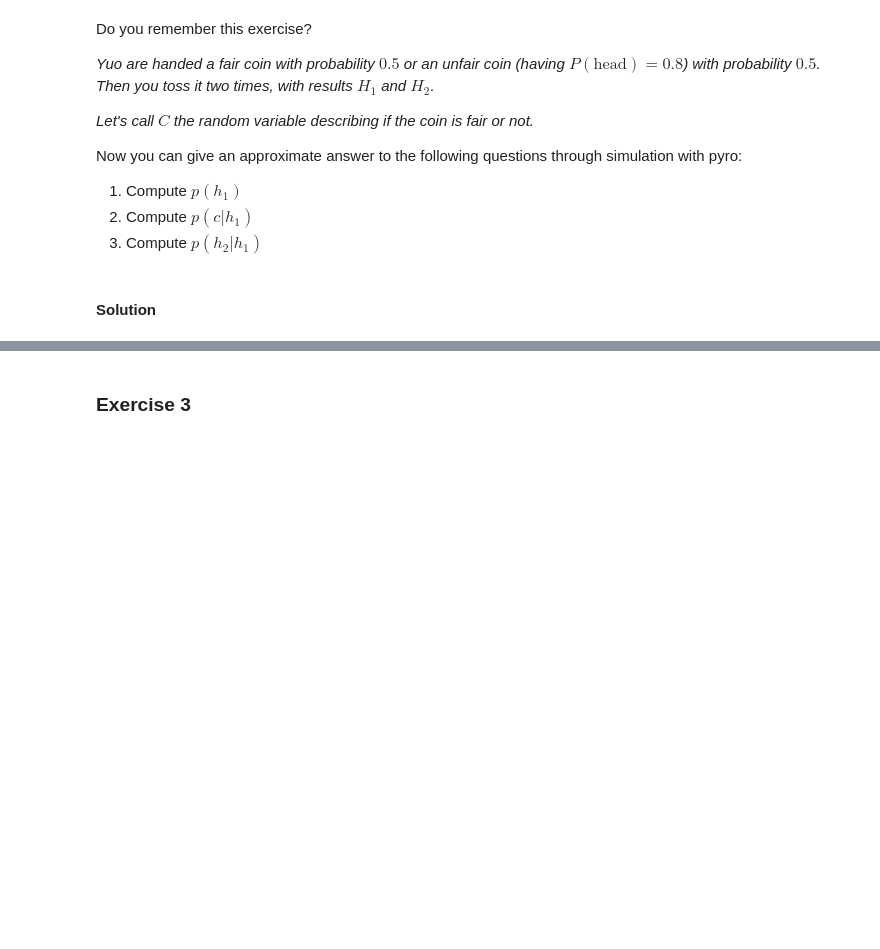
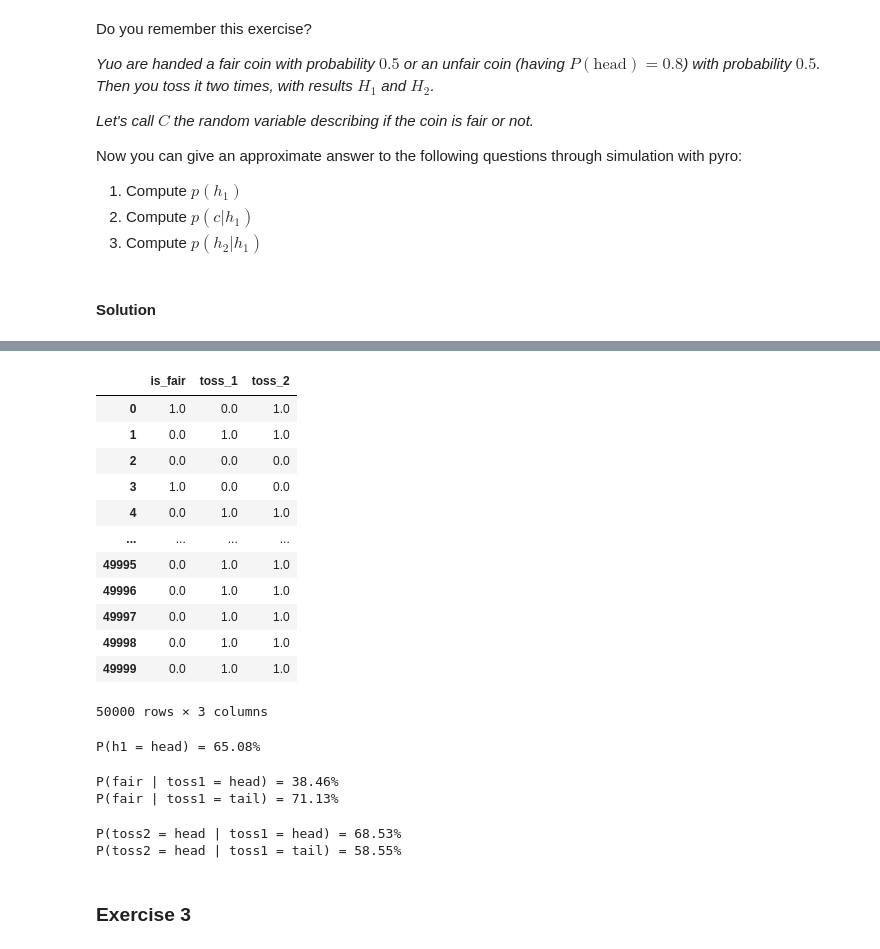
Before and after one commit to DavideScassola/PML2024, a Jupyter notebook: Notebooks/03_pyro_basics_exercises.ipynb, the cells around one changed output, grey strips where cells are left out. Drawn from its saved outputs; the diff is of its cells as text; code cells hidden in the pictures; blank space fills up the shorter version.

```diff
--- a/Notebooks/03_pyro_basics_exercises.ipynb
+++ b/Notebooks/03_pyro_basics_exercises.ipynb
@@ -106,3 +117,42 @@ Now you can give an approximate answer to the following questions through simula
+# %%
+import pandas as pd
+
+samples = pd.DataFrame(model(50_000))
+# %%
+samples
+# %% [output]
+|  | is_fair | toss_1 | toss_2 |
+| 0 | 1.0 | 0.0 | 1.0 |
+| 1 | 0.0 | 1.0 | 1.0 |
+| 2 | 0.0 | 0.0 | 0.0 |
+| 3 | 1.0 | 0.0 | 0.0 |
+| 4 | 0.0 | 1.0 | 1.0 |
+| ... | ... | ... | ... |
+| 49995 | 0.0 | 1.0 | 1.0 |
+| 49996 | 0.0 | 1.0 | 1.0 |
+| 49997 | 0.0 | 1.0 | 1.0 |
+| 49998 | 0.0 | 1.0 | 1.0 |
+| 49999 | 0.0 | 1.0 | 1.0 |
+50000 rows × 3 columns
+# %%
+# 1. Compute p(h_1)
+print(f"P(h1 = head) = {samples['toss_1'].mean():.2%}")
+# %% [output]
+P(h1 = head) = 65.08%
+# %%
+# 2. Compute p(c | h_1)
+print(f"P(fair | toss1 = head) = {samples[samples['toss_1']==1]['is_fair'].mean():.2%}")
+print(f"P(fair | toss1 = tail) = {samples[samples['toss_1']==0]['is_fair'].mean():.2%}")
+# %% [output]
+P(fair | toss1 = head) = 38.46%
+P(fair | toss1 = tail) = 71.13%
+# %%
+# 3. Compute p(h_2 | h_1)
+print(f"P(toss2 = head | toss1 = head) = {samples[samples['toss_1']==1]['toss_2'].mean():.2%}")
+print(f"P(toss2 = head | toss1 = tail) = {samples[samples['toss_1']==0]['toss_2'].mean():.2%}")
+# %% [output]
+P(toss2 = head | toss1 = head) = 68.53%
+P(toss2 = head | toss1 = tail) = 58.55%
 # %% [markdown]
 ### Exercise 3
 # %% [markdown]
```
Also changed, not shown: parts of 10 cells of this notebook.
